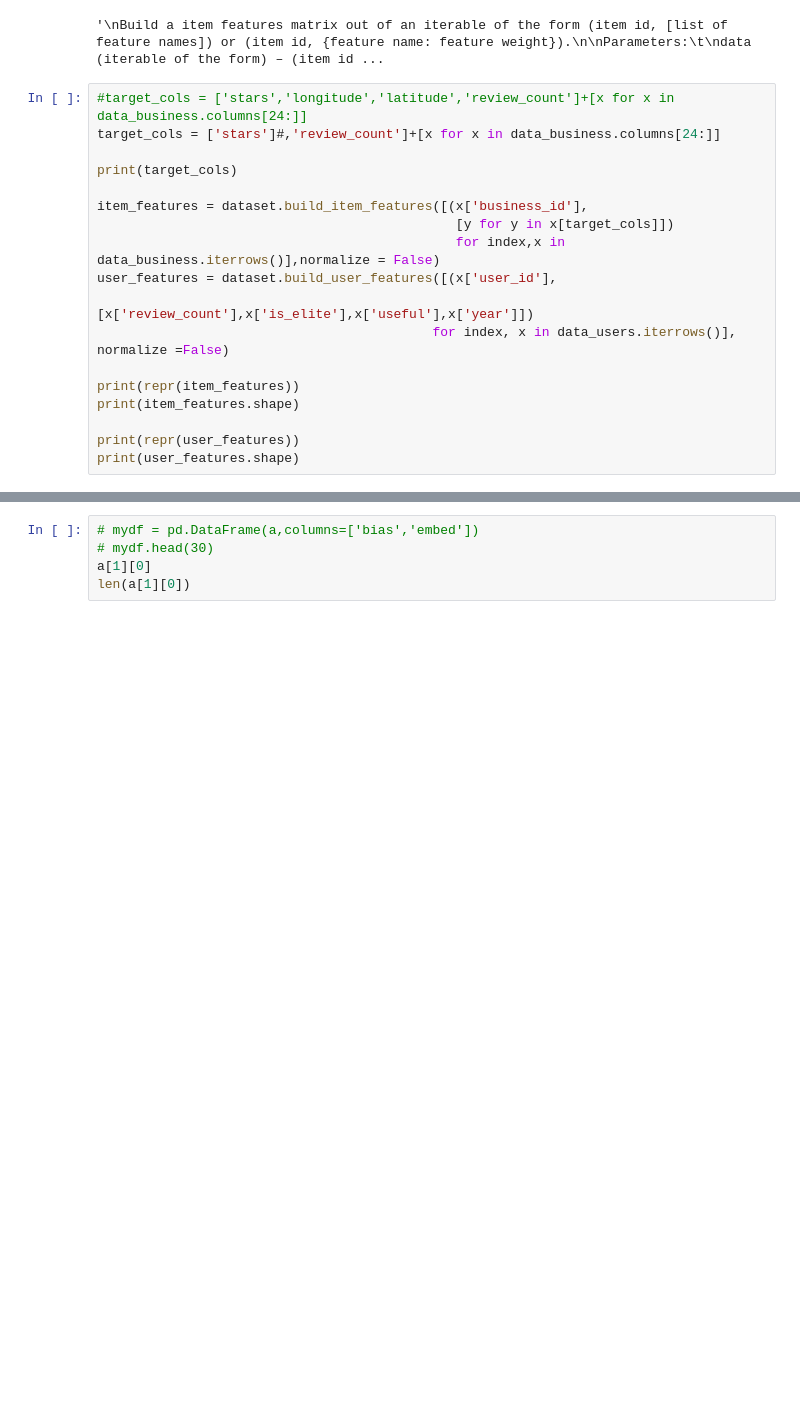
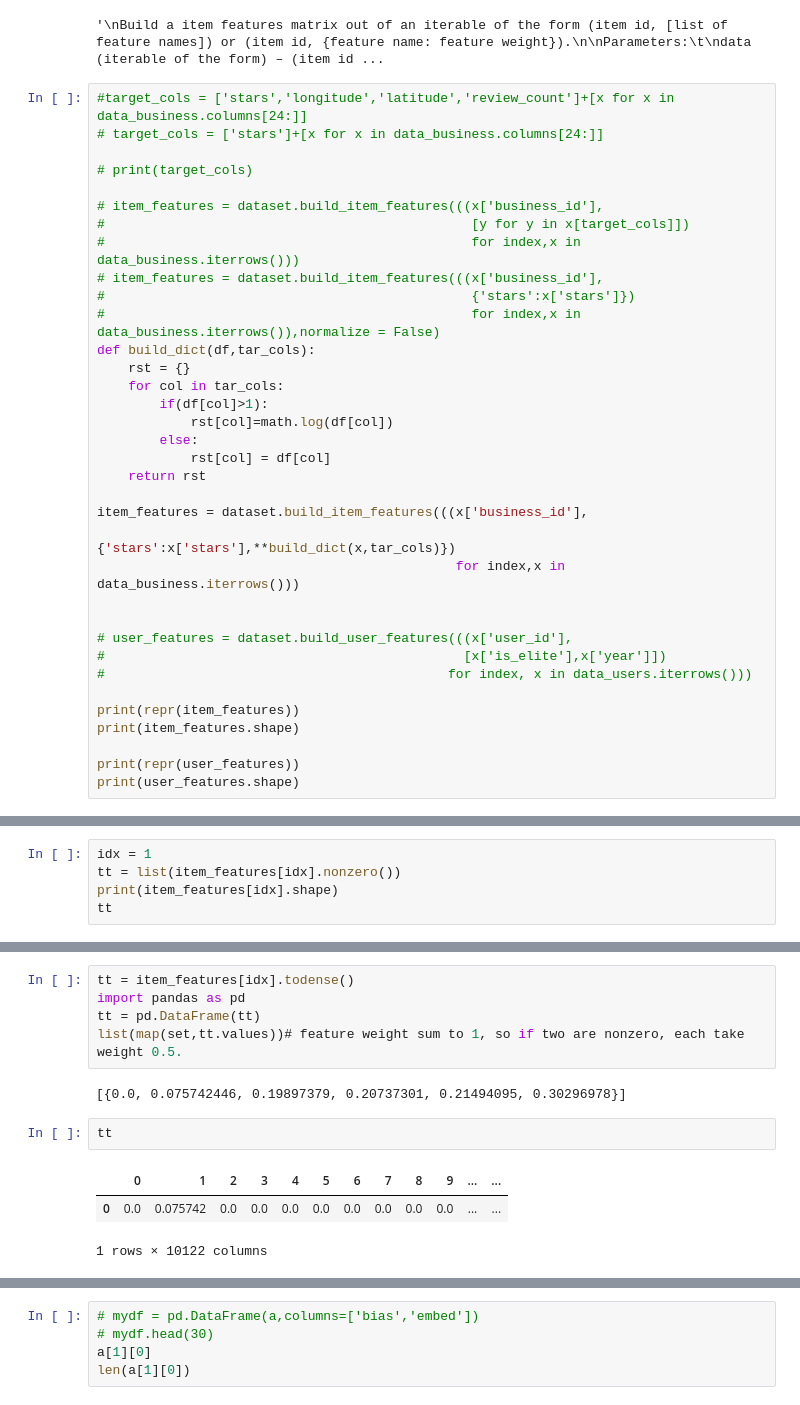
Before and after one commit to Ivanclj/Yelp-Recommender, a Jupyter notebook: Restaurant Recommender.ipynb, the cells around one changed output, grey strips where cells are left out. Cells and saved outputs as stored; diff of their text form; blank space fills up the shorter version.

Commit message:
fixed item features building

```diff
--- a/Restaurant Recommender.ipynb
+++ b/Restaurant Recommender.ipynb
@@ -569,16 +623,33 @@ CSR matrix (num items, num features)
 '\nBuild a item features matrix out of an iterable of the form (item id, [list of feature names]) or (item id, {feature name: feature weight}).\n\nParameters:\t\ndata (iterable of the form) – (item id ...
 # %%
 #target_cols = ['stars','longitude','latitude','review_count']+[x for x in data_business.columns[24:]]
-target_cols = ['stars']#,'review_count']+[x for x in data_business.columns[24:]]
+# target_cols = ['stars']+[x for x in data_business.columns[24:]]
 
-print(target_cols)
+# print(target_cols)
 
-item_features = dataset.build_item_features([(x['business_id'],
-                                              [y for y in x[target_cols]])
-                                              for index,x in data_business.iterrows()],normalize = False)
-user_features = dataset.build_user_features([(x['user_id'],
-                                             [x['review_count'],x['is_elite'],x['useful'],x['year']])
-                                           for index, x in data_users.iterrows()], normalize =False)
+# item_features = dataset.build_item_features(((x['business_id'],
+#                                               [y for y in x[target_cols]])
+#                                               for index,x in data_business.iterrows()))
+# item_features = dataset.build_item_features(((x['business_id'],
+#                                               {'stars':x['stars']})
+#                                               for index,x in data_business.iterrows()),normalize = False)
+def build_dict(df,tar_cols):
+    rst = {}
+    for col in tar_cols:
+        if(df[col]>1):
+            rst[col]=math.log(df[col])
+        else:
+            rst[col] = df[col]
+    return rst
+
+item_features = dataset.build_item_features(((x['business_id'],
+                                              {'stars':x['stars'],**build_dict(x,tar_cols)})
+                                              for index,x in data_business.iterrows()))
+
+
+# user_features = dataset.build_user_features(((x['user_id'],
+#                                              [x['is_elite'],x['year']])
+#                                            for index, x in data_users.iterrows()))
 
 print(repr(item_features))
 print(item_features.shape)
@@ -603,0 +664,5 @@ item_features[0].nonzero()
+# %%
+idx = 1
+tt = list(item_features[idx].nonzero())
+print(item_features[idx].shape)
+tt
@@ -603,0 +695,13 @@ item_features[0].nonzero()
+# %%
+tt = item_features[idx].todense()
+import pandas as pd
+tt = pd.DataFrame(tt)
+list(map(set,tt.values))# feature weight sum to 1, so if two are nonzero, each take weight 0.5.
+# %% [output]
+[{0.0, 0.075742446, 0.19897379, 0.20737301, 0.21494095, 0.30296978}]
+# %%
+tt
+# %% [output]
+|  | 0 | 1 | 2 | 3 | 4 | 5 | 6 | 7 | 8 | 9 | ... | ... |
+| 0 | 0.0 | 0.075742 | 0.0 | 0.0 | 0.0 | 0.0 | 0.0 | 0.0 | 0.0 | 0.0 | ... | ... |
+1 rows × 10122 columns
```
Also changed, not shown: parts of 22 cells of this notebook, 3 other files.
